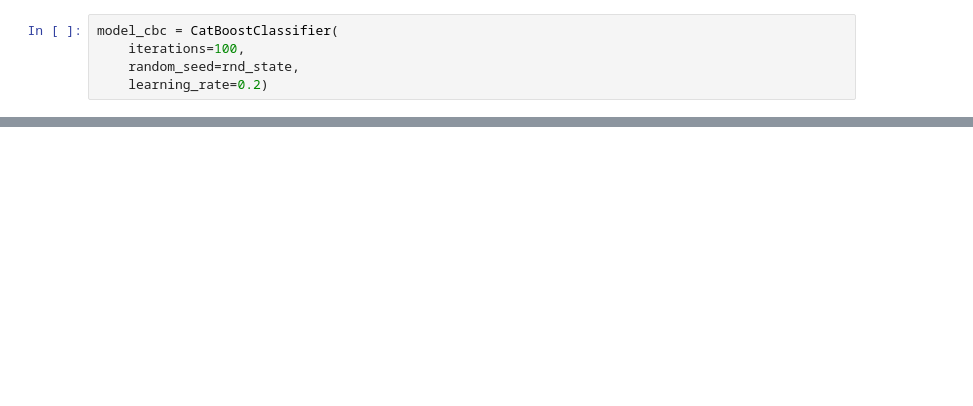
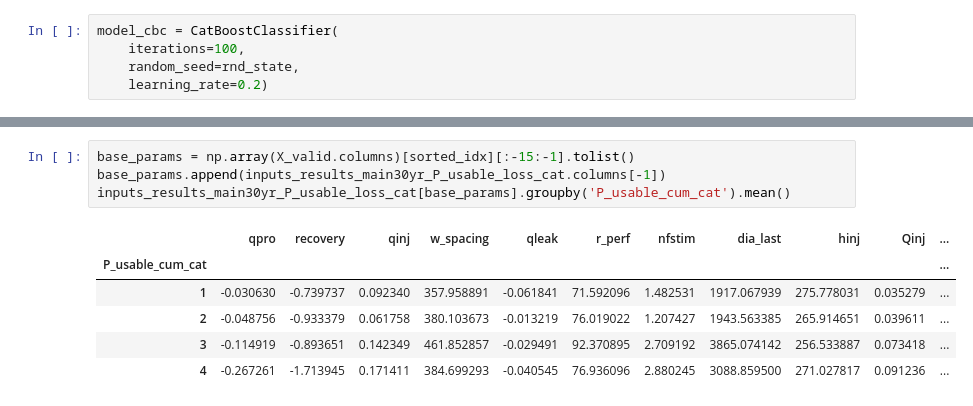
Before and after one commit to borisenko-ru/spe_pivot_2022_datathon, a Jupyter notebook: spe_pivot_datathon.ipynb, the cells around one changed output, grey strips where cells are left out. Cells and saved outputs as stored; diff of their text form; blank space fills up the shorter version.

```diff
--- a/spe_pivot_datathon.ipynb
+++ b/spe_pivot_datathon.ipynb
@@ -899,0 +901,11 @@ print(np.array(X_valid.columns)[sorted_idx][:15])
+# %%
+base_params = np.array(X_valid.columns)[sorted_idx][:-15:-1].tolist()
+base_params.append(inputs_results_main30yr_P_usable_loss_cat.columns[-1])
+inputs_results_main30yr_P_usable_loss_cat[base_params].groupby('P_usable_cum_cat').mean()
+# %% [output]
+|  | qpro | recovery | qinj | w_spacing | qleak | r_perf | nfstim | dia_last | hinj | Qinj | ... |
+| P_usable_cum_cat |  |  |  |  |  |  |  |  |  |  | ... |
+| 1 | -0.030630 | -0.739737 | 0.092340 | 357.958891 | -0.061841 | 71.592096 | 1.482531 | 1917.067939 | 275.778031 | 0.035279 | ... |
+| 2 | -0.048756 | -0.933379 | 0.061758 | 380.103673 | -0.013219 | 76.019022 | 1.207427 | 1943.563385 | 265.914651 | 0.039611 | ... |
+| 3 | -0.114919 | -0.893651 | 0.142349 | 461.852857 | -0.029491 | 92.370895 | 2.709192 | 3865.074142 | 256.533887 | 0.073418 | ... |
+| 4 | -0.267261 | -1.713945 | 0.171411 | 384.699293 | -0.040545 | 76.936096 | 2.880245 | 3088.859500 | 271.027817 | 0.091236 | ... |
```
Also changed, not shown: parts of 19 cells of this notebook.
